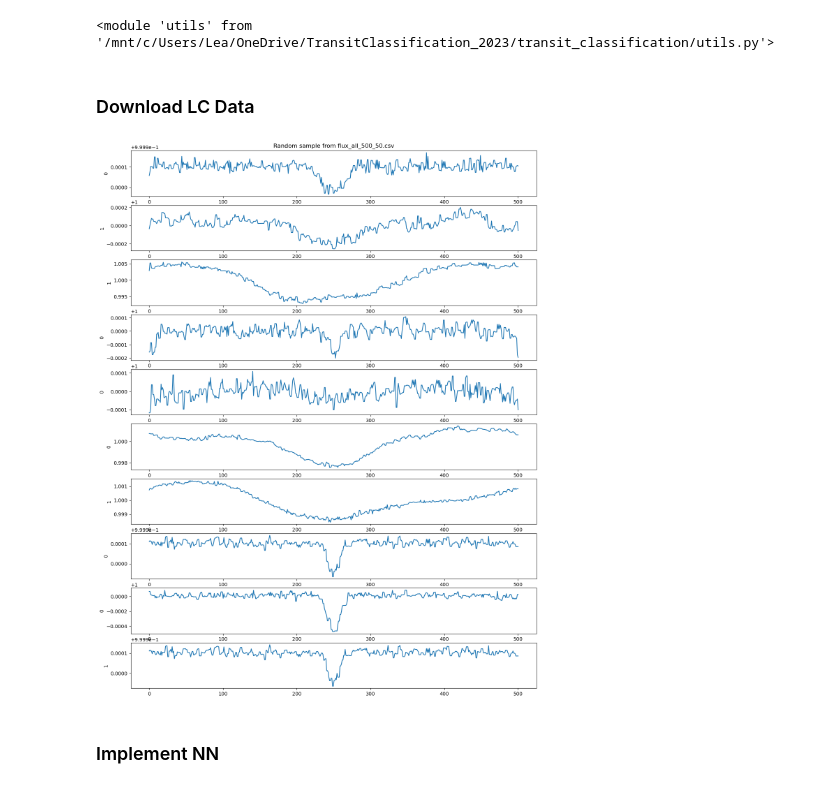
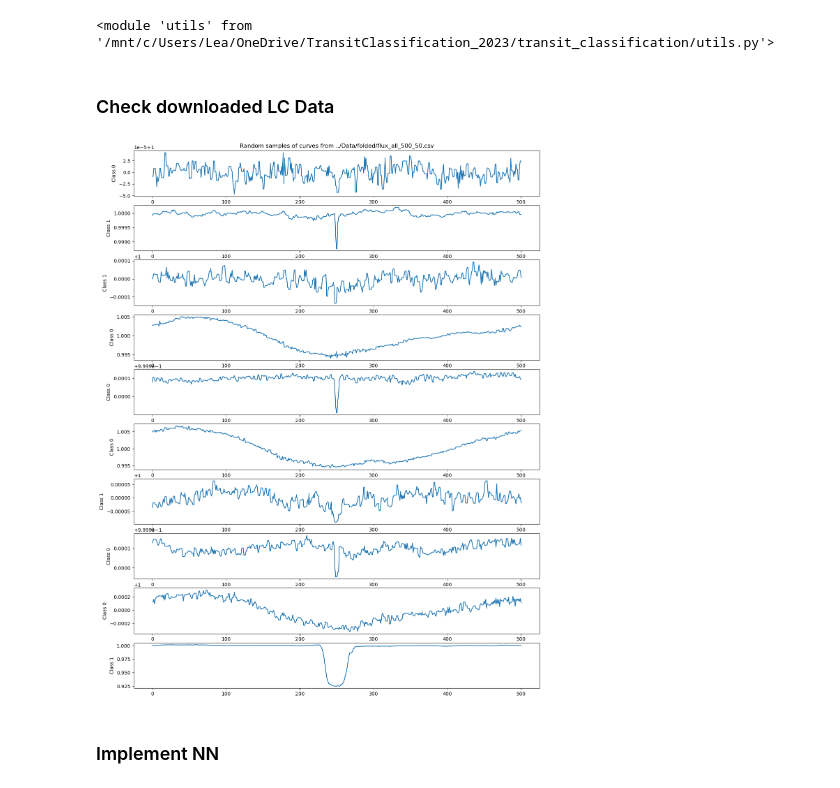
Before and after one commit to ashyo98/transit_classification, a Jupyter notebook: Transits_NN_Notebook.ipynb, the cells around one changed output. Saved outputs shown, nothing was run; the diff lists cells and outputs as text; code cells hidden in the pictures.

```diff
--- a/Transits_NN_Notebook.ipynb
+++ b/Transits_NN_Notebook.ipynb
@@ -20,28 +20,28 @@ importlib.reload(utils)
 # %% [output]
 <module 'utils' from '/mnt/c/Users/Lea/OneDrive/TransitClassification_2023/transit_classification/utils.py'>
 # %% [markdown]
-### Download LC Data
+### Check downloaded LC Data
 # %%
 '''
-Download via script to prevent notebook crashing
+Check local csv files generated via utils.collect_curves_tofiles.
+Actual download done in local acript to prevent notebook crashing.
 '''
 
-folder = 'folded/'
-tag = 'all_500_50'
+flux_file = "../Data/folded/flux_all_500_50.csv" # Local data path
+label_file = "../Data/folded/labels_all_500_50.csv" # Local data path
 
-data = pd.read_csv(f"../Data/{folder}flux_{tag}.csv", header=None)
-labels = pd.read_csv(f"../Data/{folder}labels_{tag}.csv", header=None)
+data = pd.read_csv(flux_file, header=None)
+labels = pd.read_csv(label_file, header=None)
 fig, axs = plt.subplots(10, 1, figsize=(15, 20))
-axs[0].set_title(f'Random sample from flux_{tag}.csv')
+axs[0].set_title(f'Random samples of curves from {flux_file}')
 for i in range(10):
     idx = np.random.randint(0, len(labels))
     flux = data.iloc[idx]
-    #fluxnorm = ((data.iloc[idx] - np.nanmin(data.iloc[idx]))/(np.nanmax(data.iloc[idx]) - np.nanmin(data.iloc[idx])))
-    axs[i].plot(np.linspace(0, 500, 500), flux) #label=labels.iloc[i][0]);
-    axs[i].set_ylabel(f'{labels.iloc[i][0]}')
+    axs[i].plot(np.linspace(0, 500, 500), flux)
+    axs[i].set_ylabel(f'Class {labels.iloc[i][0]}')
 plt.savefig(f'../test_foldedcurves')
 # %% [output]
-[figure, old version]
+[figure, new version]
 # %% [markdown]
 ### Implement NN
 # %%
```
Also changed, not shown: parts of 4 cells of this notebook, 1 other file.
